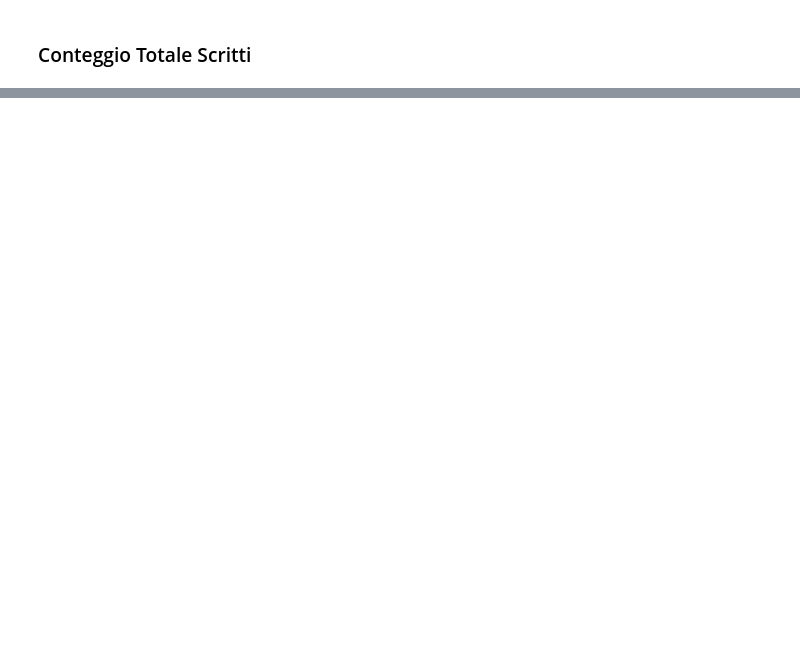
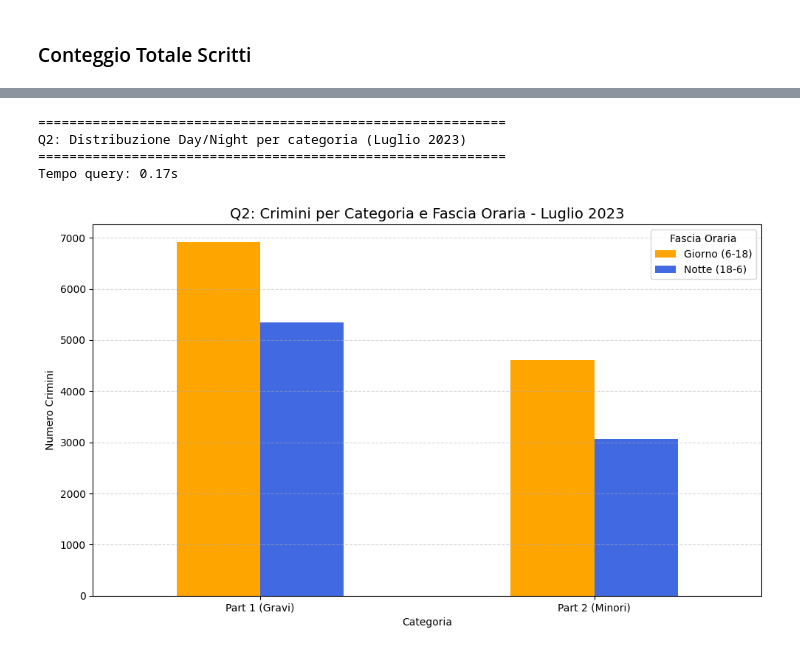
Before and after one commit to SickCiQuattro/SEBD_homework, a Jupyter notebook: InfluxDB/los_angeles_crime_data.ipynb, the cells around one changed output, grey strips where cells are left out. Drawn from its saved outputs; the diff is of its cells as text; code cells hidden in the pictures; blank space fills up the shorter version.

Commit message:
Update query 1

```diff
--- a/InfluxDB/los_angeles_crime_data.ipynb
+++ b/InfluxDB/los_angeles_crime_data.ipynb
@@ -38,7 +34,7 @@ token = "W3cPRGkq7ds7JHFNtuciiVqEVPGugFye82mykiLWWee2FMxLDflsqsHk8OJaavTS9Sjh1_H
 org = "unibs"
 bucket = "crime_data"
 
-client = InfluxDBClient(url=url, token=token, org=org)
+client = InfluxDBClient(url=url, token=token, org=org, timeout=30_000)
 write_api = client.write_api(
     write_options=WriteOptions(
         batch_size=5_000,        # numero di punti per batch
@@ -325,7 +321,7 @@ for idx, row in df.iterrows():
         .tag("season", season)
         .tag("time_period", day_night)
 
-        .field("n_crimini", 1) # non son se utile, ma può servire per aggregazioni future
+        # .field("n_crimini", 1) # non son se utile, ma può servire per aggregazioni future
         .field("dr_no", int(row['DR_NO']))
         .field("lat", float(row['LAT']))
         .field("lon", float(row['LON']))
@@ -597,47 +662,87 @@ print("=" * 60)
 
 q2 = f'''
 from(bucket: "{bucket}")
-  |> range(start: 2023-07-01T00:00:00Z, stop: 2023-07-31T23:59:59Z)
-  |> filter(fn: (r) => r["_measurement"] == "crime_report")
-  |> filter(fn: (r) => r["_field"] == "dr_no")
-  |> group(columns: ["part", "time_period"])
-  |> count()
+    |> range(start: 2023-07-01T00:00:00Z, stop: 2023-07-31T23:59:59Z)
+    |> filter(fn: (r) => r["_measurement"] == "crime_report")
+    |> filter(fn: (r) => r["_field"] == "dr_no")
+    |> group(columns: ["part", "time_period"])
+    |> count()
 '''
 
 start_time = time.time()
 result_q2 = query_api.query_data_frame(q2)
 query_time = time.time() - start_time
-print(f"⏱️ Tempo query: {query_time:.2f}s")
+print(f"Tempo query: {query_time:.2f}s")
 
 if isinstance(result_q2, list):
     result_q2 = pd.concat(result_q2)
 
 if not result_q2.empty:
     # Mapping per leggibilità
     result_q2['Part_Label'] = result_q2['part'].map({'1': 'Part 1 (Gravi)', '2': 'Part 2 (Minori)'})
     result_q2['Time_Label'] = result_q2['time_period'].map({'Day': 'Giorno (6-18)', 'Night': 'Notte (18-6)'})
 
     pivot_q2 = result_q2.pivot(index='Part_Label', columns='Time_Label', values='_value')
 
-    # Grafico
+    # Grafico a barre
     fig, ax = plt.subplots(figsize=(10, 6))
     pivot_q2.plot(kind='bar', ax=ax, color=['#FFA500', '#4169E1'])
     ax.set_title('Q2: Crimini per Categoria e Fascia Oraria - Luglio 2023', fontsize=14)
     ax.set_ylabel('Numero Crimini')
     ax.set_xlabel('Categoria')
     ax.legend(title='Fascia Oraria')
     ax.grid(axis='y', linestyle='--', alpha=0.5)
     plt.xticks(rotation=0)
     plt.tight_layout()
     plt.show()
 
-    # Analisi
-    print("\n📊 Analisi:")
+    # Analisi dettagliata
+    print("\n" + "=" * 60)
+    print("ANALISI: I crimini violenti sono maggiormente distribuiti di notte?")
+    print("=" * 60)
+
+    # Calcolo percentuali
+    analysis_data = []
     for part in pivot_q2.index:
         night = pivot_q2.loc[part, 'Notte (18-6)'] if 'Notte (18-6)' in pivot_q2.columns else 0
         day = pivot_q2.loc[part, 'Giorno (6-18)'] if 'Giorno (6-18)' in pivot_q2.columns else 0
         total = night + day
         night_pct = night / total * 100 if total > 0 else 0
-        print(f"   {part}: {night_pct:.1f}% notturni ({int(night):,} su {int(total):,})")
+        day_pct = day / total * 100 if total > 0 else 0
+        analysis_data.append({
+            'Categoria': part,
+            'Giorno': int(day),
+            'Notte': int(night),
+            'Totale': int(total),
+            '% Notte': night_pct
+        })
+        print(f"\n   {part}:")
+        print(f"      Diurni:   {int(day):,} ({day_pct:.1f}%)")
+        print(f"      Notturni: {int(night):,} ({night_pct:.1f}%)")
+
+    # Confronto diretto
+    part1_night_pct = analysis_data[0]['% Notte'] if 'Gravi' in analysis_data[0]['Categoria'] else analysis_data[1]['% Notte']
+    part2_night_pct = analysis_data[1]['% Notte'] if 'Minori' in analysis_data[1]['Categoria'] else analysis_data[0]['% Notte']
+
+    print("\n" + "-" * 60)
+    print("RISPOSTA:")
+    if part1_night_pct > part2_night_pct:
+        diff = part1_night_pct - part2_night_pct
+        print(f"   SÌ, i crimini violenti (Part 1) hanno una distribuzione notturna")
+        print(f"   superiore rispetto ai crimini minori (Part 2).")
+        print(f"   Differenza: +{diff:.1f} punti percentuali di notte")
+    elif part1_night_pct < part2_night_pct:
+        diff = part2_night_pct - part1_night_pct
+        print(f"   NO, i crimini violenti (Part 1) hanno una distribuzione notturna")
+        print(f"   inferiore rispetto ai crimini minori (Part 2).")
+        print(f"   Differenza: -{diff:.1f} punti percentuali")
+    else:
+        print(f"   La distribuzione notturna è simile per entrambe le categorie.")
 else:
-    print("⚠️ Nessun dato trovato")
+    print("Nessun dato trovato")
+# %% [output]
+============================================================
+Q2: Distribuzione Day/Night per categoria (Luglio 2023)
+============================================================
+Tempo query: 0.17s
+[figure, added]
```
Also changed, not shown: parts of 21 cells of this notebook.
